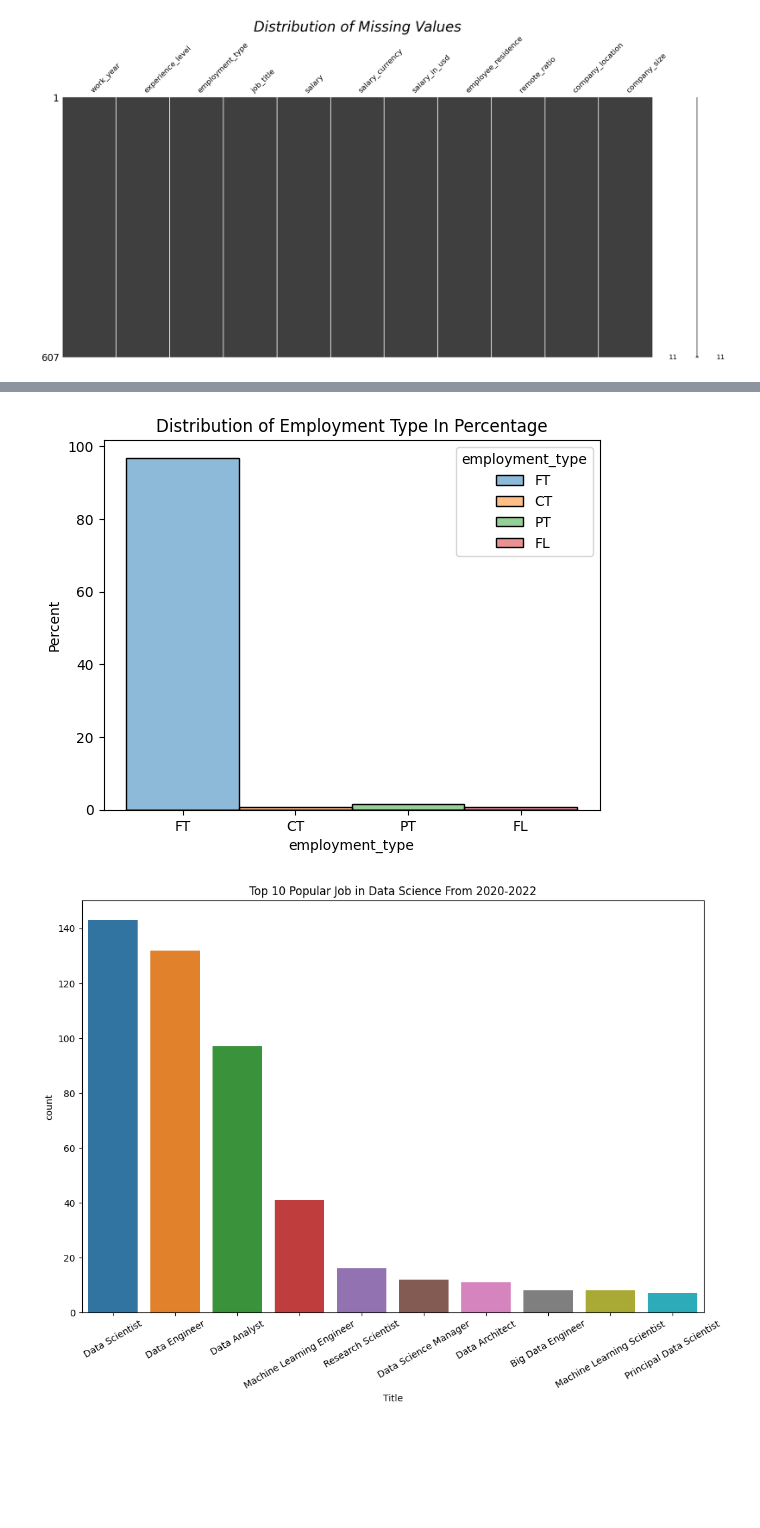
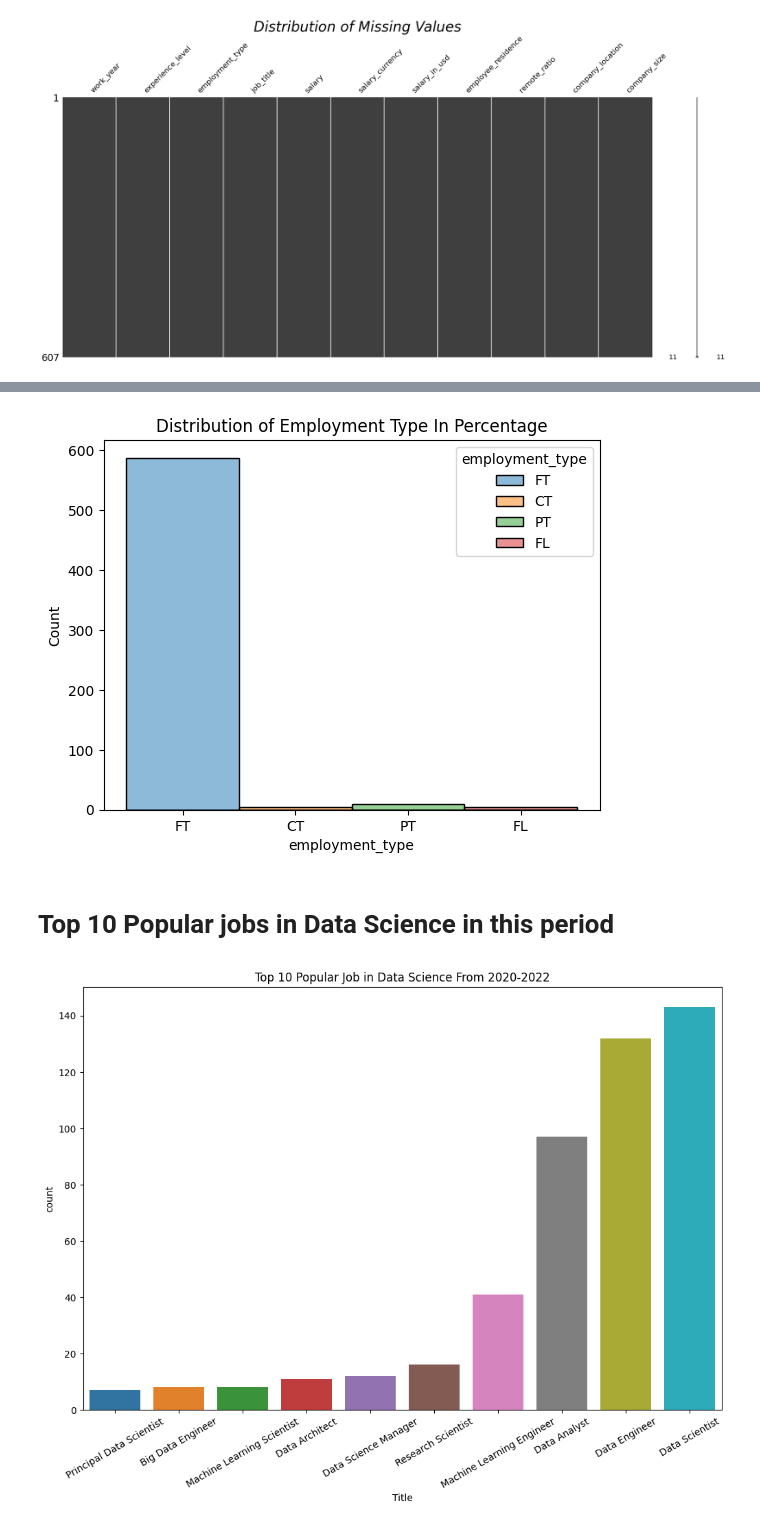
Before and after one commit to theo-thanhlam/data_science_salary, a Jupyter notebook: ds_salaries.ipynb, the cells around one changed output, grey strips where cells are left out. Drawn from its saved outputs; the diff is of its cells as text; code cells hidden in the pictures; blank space fills up the shorter version.

```diff
--- a/ds_salaries.ipynb
+++ b/ds_salaries.ipynb
@@ -83,22 +66,24 @@ plt.show()
 # %%
 # Distribution of Employment Type
-sns.histplot(ds, x='employment_type', hue='employment_type', stat='percent')
-plt.title("Distribution of Employment Type In Percentage")
+sns.histplot(ds, x='employment_type', hue='employment_type')
+plt.title("Distribution of Employment Type")
 plt.show()
 # %% [output]
-[figure, old version]
+[figure, new version]
+# %% [markdown]
+# Top 10 Popular jobs in Data Science in this period
 # %%
 #Job title
 job = ds['job_title'].value_counts().rename_axis("job_title").to_frame("count").reset_index()
-top_10_popular_jobs = job.nlargest(n=10, columns='count')
-top_10_unpopular_jobs = job.nsmallest(n=10, columns='count')
+top_10_popular_jobs = job.nlargest(n=10, columns='count').sort_values(by='count')
+
 
 #Plot top 10 popular
 plt.figure(figsize=(12,8))
 ax = sns.barplot(data = top_10_popular_jobs, x='job_title', y='count')
 ax.set_xticklabels(ax.get_xticklabels(), rotation = 30)
 ax.set_xlabel("Title")
 ax.set_title("Top 10 Popular Job in Data Science From 2020-2022")
 plt.show()
 # %% [output]
-[figure, old version]
+[figure, new version]
```
Also changed, not shown: parts of 19 cells of this notebook.
